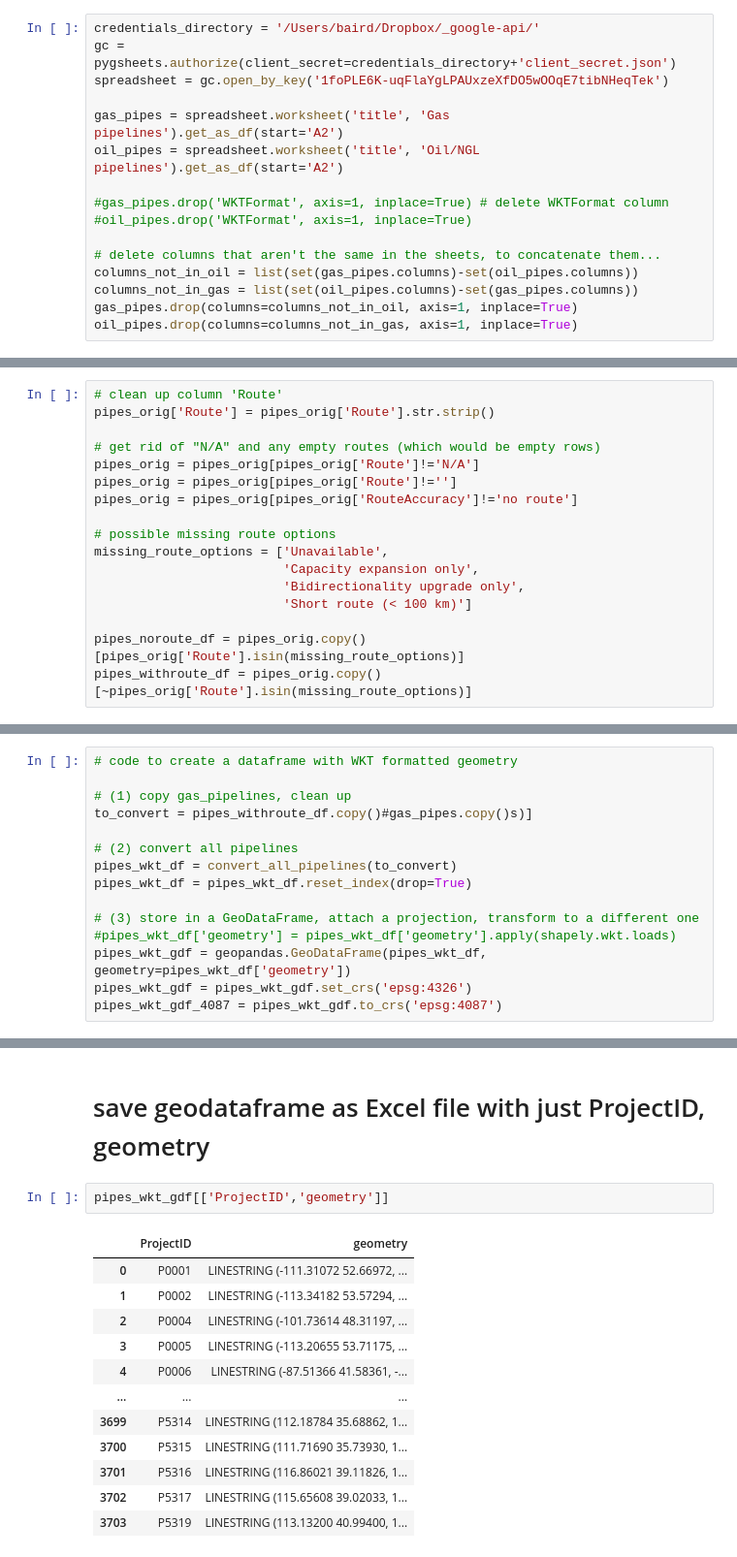
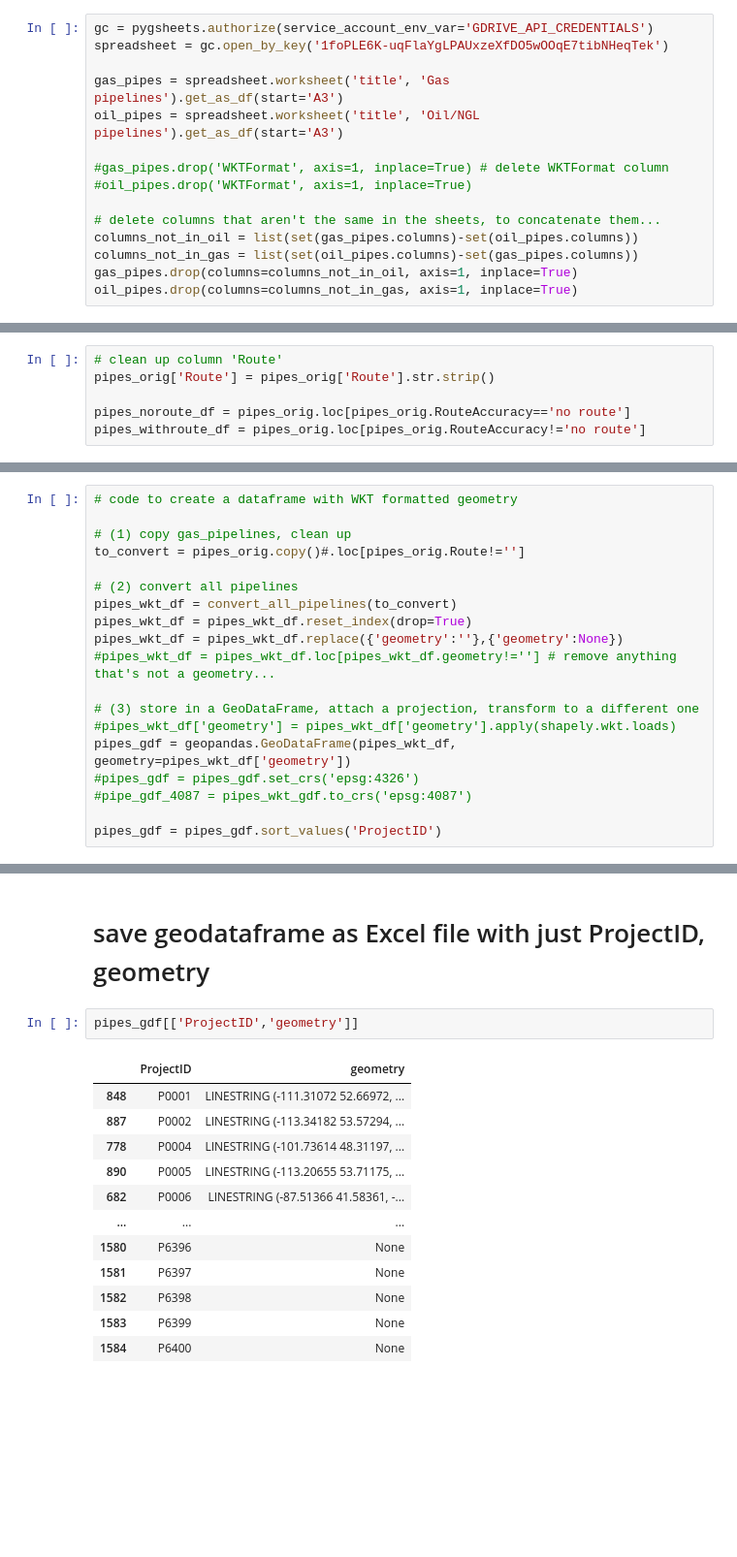
Before and after one commit to GlobalEnergyMonitor/GOIT-GGIT-qc, a Jupyter notebook: notebooks/create-wkt-routes-Excel-file-INTERNAL.ipynb, the cells around one changed output, grey strips where cells are left out. Shown: that part at 97% size. Saved outputs shown, nothing was run; the diff lists cells and outputs as text; blank space fills up the shorter version.

```diff
--- a/notebooks/create-wkt-routes-Excel-file-INTERNAL.ipynb
+++ b/notebooks/create-wkt-routes-Excel-file-INTERNAL.ipynb
@@ -11,12 +12,11 @@ import geopandas
 
 import shapely
 # %%
-credentials_directory = '/Users/baird/Dropbox/_google-api/'
-gc = pygsheets.authorize(client_secret=credentials_directory+'client_secret.json')
+gc = pygsheets.authorize(service_account_env_var='GDRIVE_API_CREDENTIALS')
 spreadsheet = gc.open_by_key('1foPLE6K-uqFlaYgLPAUxzeXfDO5wOOqE7tibNHeqTek')
 
-gas_pipes = spreadsheet.worksheet('title', 'Gas pipelines').get_as_df(start='A2')
-oil_pipes = spreadsheet.worksheet('title', 'Oil/NGL pipelines').get_as_df(start='A2')
+gas_pipes = spreadsheet.worksheet('title', 'Gas pipelines').get_as_df(start='A3')
+oil_pipes = spreadsheet.worksheet('title', 'Oil/NGL pipelines').get_as_df(start='A3')
 
 #gas_pipes.drop('WKTFormat', axis=1, inplace=True) # delete WKTFormat column
 #oil_pipes.drop('WKTFormat', axis=1, inplace=True)
@@ -47,19 +47,8 @@ pipes_orig.replace('--', numpy.nan, inplace=True)
 # clean up column 'Route'
 pipes_orig['Route'] = pipes_orig['Route'].str.strip()
 
-# get rid of "N/A" and any empty routes (which would be empty rows)
-pipes_orig = pipes_orig[pipes_orig['Route']!='N/A']
-pipes_orig = pipes_orig[pipes_orig['Route']!='']
-pipes_orig = pipes_orig[pipes_orig['RouteAccuracy']!='no route']
-
-# possible missing route options
-missing_route_options = ['Unavailable',
-                         'Capacity expansion only',
-                         'Bidirectionality upgrade only',
-                         'Short route (< 100 km)']
-
-pipes_noroute_df = pipes_orig.copy()[pipes_orig['Route'].isin(missing_route_options)]
-pipes_withroute_df = pipes_orig.copy()[~pipes_orig['Route'].isin(missing_route_options)]
+pipes_noroute_df = pipes_orig.loc[pipes_orig.RouteAccuracy=='no route']
+pipes_withroute_df = pipes_orig.loc[pipes_orig.RouteAccuracy!='no route']
 # %%
 def convert_gfit_to_linestring(coord_str, pipeline_name, segment_name):
     '''
@@ -137,14 +126,18 @@ def convert_all_pipelines(df):
 # code to create a dataframe with WKT formatted geometry
 
 # (1) copy gas_pipelines, clean up
-to_convert = pipes_withroute_df.copy()#gas_pipes.copy()s)]
+to_convert = pipes_orig.copy()#.loc[pipes_orig.Route!='']
 
 # (2) convert all pipelines
 pipes_wkt_df = convert_all_pipelines(to_convert)
 pipes_wkt_df = pipes_wkt_df.reset_index(drop=True)
+pipes_wkt_df = pipes_wkt_df.replace({'geometry':''},{'geometry':None})
+#pipes_wkt_df = pipes_wkt_df.loc[pipes_wkt_df.geometry!=''] # remove anything that's not a geometry...
 
 # (3) store in a GeoDataFrame, attach a projection, transform to a different one
 #pipes_wkt_df['geometry'] = pipes_wkt_df['geometry'].apply(shapely.wkt.loads)
-pipes_wkt_gdf = geopandas.GeoDataFrame(pipes_wkt_df, geometry=pipes_wkt_df['geometry'])
-pipes_wkt_gdf = pipes_wkt_gdf.set_crs('epsg:4326')
-pipes_wkt_gdf_4087 = pipes_wkt_gdf.to_crs('epsg:4087')
+pipes_gdf = geopandas.GeoDataFrame(pipes_wkt_df, geometry=pipes_wkt_df['geometry'])
+#pipes_gdf = pipes_gdf.set_crs('epsg:4326')
+#pipe_gdf_4087 = pipes_wkt_gdf.to_crs('epsg:4087')
+
+pipes_gdf = pipes_gdf.sort_values('ProjectID')
@@ -151,17 +149,17 @@ pipes_wkt_gdf_4087 = pipes_wkt_gdf.to_crs('epsg:4087')
 # %% [markdown]
 # save geodataframe as Excel file with just ProjectID, geometry
 # %%
-pipes_wkt_gdf[['ProjectID','geometry']]
+pipes_gdf[['ProjectID','geometry']]
 # %% [output]
 |  | ProjectID | geometry |
-| 0 | P0001 | LINESTRING (-111.31072 52.66972, ... |
-| 1 | P0002 | LINESTRING (-113.34182 53.57294, ... |
-| 2 | P0004 | LINESTRING (-101.73614 48.31197, ... |
-| 3 | P0005 | LINESTRING (-113.20655 53.71175, ... |
-| 4 | P0006 | LINESTRING (-87.51366 41.58361, -... |
+| 848 | P0001 | LINESTRING (-111.31072 52.66972, ... |
+| 887 | P0002 | LINESTRING (-113.34182 53.57294, ... |
+| 778 | P0004 | LINESTRING (-101.73614 48.31197, ... |
+| 890 | P0005 | LINESTRING (-113.20655 53.71175, ... |
+| 682 | P0006 | LINESTRING (-87.51366 41.58361, -... |
 | ... | ... | ... |
-| 3699 | P5314 | LINESTRING (112.18784 35.68862, 1... |
-| 3700 | P5315 | LINESTRING (111.71690 35.73930, 1... |
-| 3701 | P5316 | LINESTRING (116.86021 39.11826, 1... |
-| 3702 | P5317 | LINESTRING (115.65608 39.02033, 1... |
-| 3703 | P5319 | LINESTRING (113.13200 40.99400, 1... |
+| 1580 | P6396 | None |
+| 1581 | P6397 | None |
+| 1582 | P6398 | None |
+| 1583 | P6399 | None |
+| 1584 | P6400 | None |
```
Also changed, not shown: parts of 16 cells of this notebook, 36 other files.
